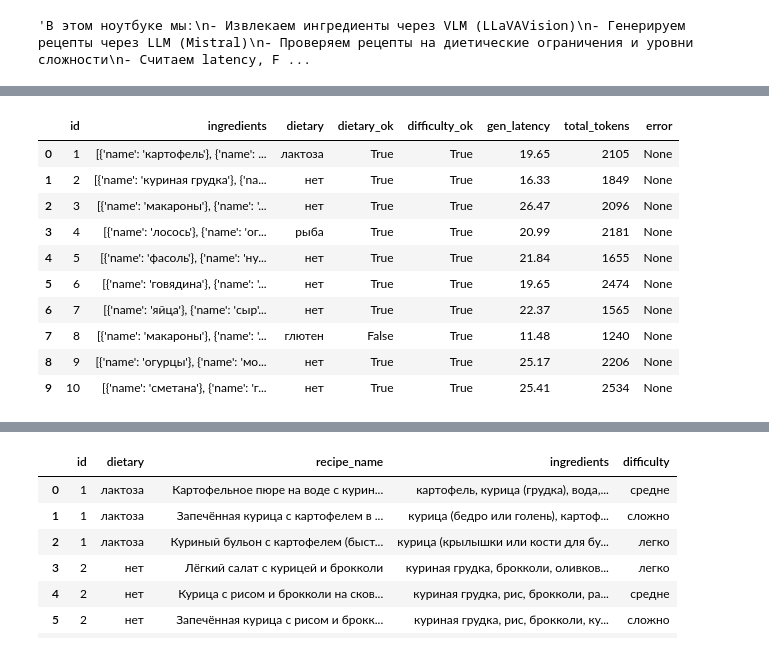
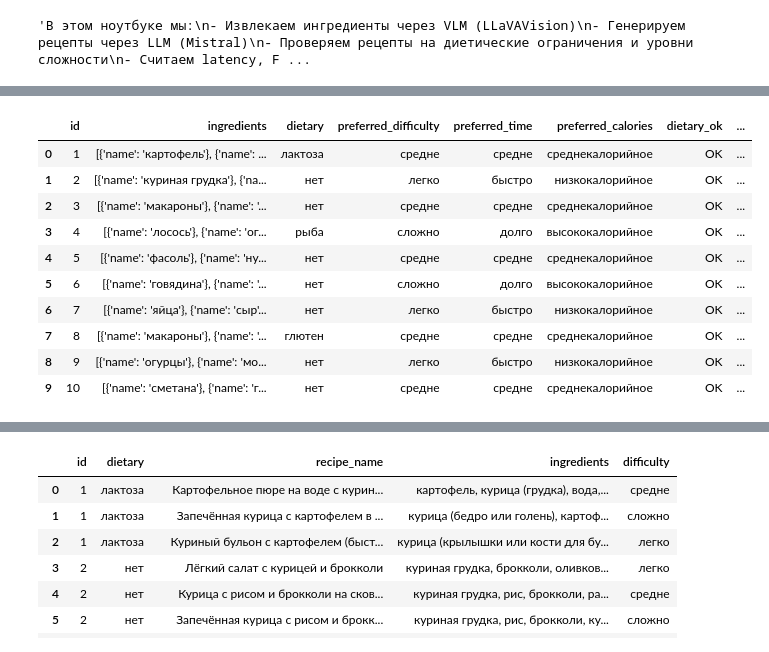
Before and after one commit to vstu-sii/bachelor-2025-team-deep-logic, a Jupyter notebook: notebooks/baseline_experiments.ipynb, the cells around one changed output, grey strips where cells are left out. Drawn from its saved outputs; the diff is of its cells as text; code cells hidden in the pictures.

```diff
--- a/notebooks/baseline_experiments.ipynb
+++ b/notebooks/baseline_experiments.ipynb
@@ -106,6 +129,7 @@ import time
 import re
 import requests
 import pandas as pd
+import numpy as np
 from dotenv import load_dotenv
 from ml.models.baseline import MistralText
 
@@ -113,7 +137,7 @@ from ml.models.baseline import MistralText
 load_dotenv()
 MISTRAL_API_KEY = os.getenv("MISTRAL_API_KEY")
 MISTRAL_URL = "https://api.mistral.ai/v1/chat/completions"
-MISTRAL_MODEL = "mistral-medium"
+MISTRAL_MODEL = "mistral-small"
 
 llm = MistralText()
 # %%
@@ -258,18 +398,47 @@ def run_tests(tests_path="ml/tracing/test_recipes.json", return_df=True):
     df = pd.DataFrame(all_results)
     return df if return_df else all_results
 # %%
-df = run_tests()
+df = await run_tests()
+
+# Заменяем None на NaN для форматирования
+df["gen_latency"] = df["gen_latency"].replace({None: np.nan})
+df["total_tokens"] = df["total_tokens"].replace({None: np.nan})
 
 styled = (
-    df.drop(columns=["recipes"])
-      .style
-      .format({"gen_latency": "{:.2f}"})
-      .highlight_min(subset=["gen_latency"], color="lightblue")
-      .highlight_max(subset=["gen_latency"], color="lightcoral")
+    df.drop(columns=["recipes"], errors="ignore")
+    .style
+    .format({
+        "gen_latency": lambda x: f"{x:.2f}" if pd.notnull(x) else "",
+        "total_tokens": lambda x: f"{int(x)}" if pd.notnull(x) else ""
+    })
+    .highlight_min(subset=["gen_latency"], color="lightblue")
+    .highlight_max(subset=["gen_latency"], color="lightcoral")
+    .map(
+        lambda x: "background-color: #d4edda" if x == "OK" else (
+            "background-color: #f8d7da" if x == "FAIL" else ""
+        ),
+        subset=["dietary_ok", "difficulty_ok", "time_ok", "calories_ok"]
+    )
 )
 
 display(styled)
 
-print("📊 Средняя генерация (сек):", df["gen_latency"].dropna().mean().round(3))
-print("📊 Средний total_tokens:", df["total_tokens"].dropna().mean().round(1))
+print("📈 Средняя генерация (сек.):", round(df["gen_latency"].dropna().mean(), 2))
+print("📊 Средний total_tokens:", round(df["total_tokens"].dropna().mean(), 1))
+
+total = len(df)
+passed_diet = df["dietary_ok"].eq("OK").sum()
+passed_diff = df["difficulty_ok"].eq("OK").sum()
+passed_time = df["time_ok"].eq("OK").sum()
+passed_calories = df["calories_ok"].eq("OK").sum()
+passed_all = df[["dietary_ok", "difficulty_ok", "time_ok", "calories_ok"]].apply(
+    lambda row: all(val == "OK" for val in row), axis=1
+).sum()
+
+print(f"\n📋 Итог по {total} тестам:")
+print(f"✅ Диета: {passed_diet}/{total}")
+print(f"✅ Сложность: {passed_diff}/{total}")
+print(f"✅ Время: {passed_time}/{total}")
+print(f"✅ Калорийность: {passed_calories}/{total}")
+print(f"✅ Все условия: {passed_all}/{total}")
 # %% [output]
@@ -293,11 +462,11 @@ print("📊 Средний total_tokens:", df["total_tokens"].dropna().mean().ro
-|  | id | ingredients | dietary | dietary_ok | difficulty_ok | gen_latency | total_tokens | error |
-| 0 | 1 | [{'name': 'картофель'}, {'name': ... | лактоза | True | True | 19.65 | 2105 | None |
-| 1 | 2 | [{'name': 'куриная грудка'}, {'na... | нет | True | True | 16.33 | 1849 | None |
-| 2 | 3 | [{'name': 'макароны'}, {'name': '... | нет | True | True | 26.47 | 2096 | None |
-| 3 | 4 | [{'name': 'лосось'}, {'name': 'ог... | рыба | True | True | 20.99 | 2181 | None |
-| 4 | 5 | [{'name': 'фасоль'}, {'name': 'ну... | нет | True | True | 21.84 | 1655 | None |
-| 5 | 6 | [{'name': 'говядина'}, {'name': '... | нет | True | True | 19.65 | 2474 | None |
-| 6 | 7 | [{'name': 'яйца'}, {'name': 'сыр'... | нет | True | True | 22.37 | 1565 | None |
-| 7 | 8 | [{'name': 'макароны'}, {'name': '... | глютен | False | True | 11.48 | 1240 | None |
-| 8 | 9 | [{'name': 'огурцы'}, {'name': 'мо... | нет | True | True | 25.17 | 2206 | None |
-| 9 | 10 | [{'name': 'сметана'}, {'name': 'г... | нет | True | True | 25.41 | 2534 | None |
+|  | id | ingredients | dietary | preferred_difficulty | preferred_time | preferred_calories | dietary_ok | ... |
+| 0 | 1 | [{'name': 'картофель'}, {'name': ... | лактоза | средне | средне | среднекалорийное | OK | ... |
+| 1 | 2 | [{'name': 'куриная грудка'}, {'na... | нет | легко | быстро | низкокалорийное | OK | ... |
+| 2 | 3 | [{'name': 'макароны'}, {'name': '... | нет | средне | средне | среднекалорийное | OK | ... |
+| 3 | 4 | [{'name': 'лосось'}, {'name': 'ог... | рыба | сложно | долго | высококалорийное | OK | ... |
+| 4 | 5 | [{'name': 'фасоль'}, {'name': 'ну... | нет | средне | средне | среднекалорийное | OK | ... |
+| 5 | 6 | [{'name': 'говядина'}, {'name': '... | нет | сложно | долго | высококалорийное | OK | ... |
+| 6 | 7 | [{'name': 'яйца'}, {'name': 'сыр'... | нет | легко | быстро | низкокалорийное | OK | ... |
+| 7 | 8 | [{'name': 'макароны'}, {'name': '... | глютен | средне | средне | среднекалорийное | OK | ... |
+| 8 | 9 | [{'name': 'огурцы'}, {'name': 'мо... | нет | легко | быстро | низкокалорийное | OK | ... |
+| 9 | 10 | [{'name': 'сметана'}, {'name': 'г... | нет | средне | средне | среднекалорийное | OK | ... |
```
Also changed, not shown: parts of 6 cells of this notebook.
